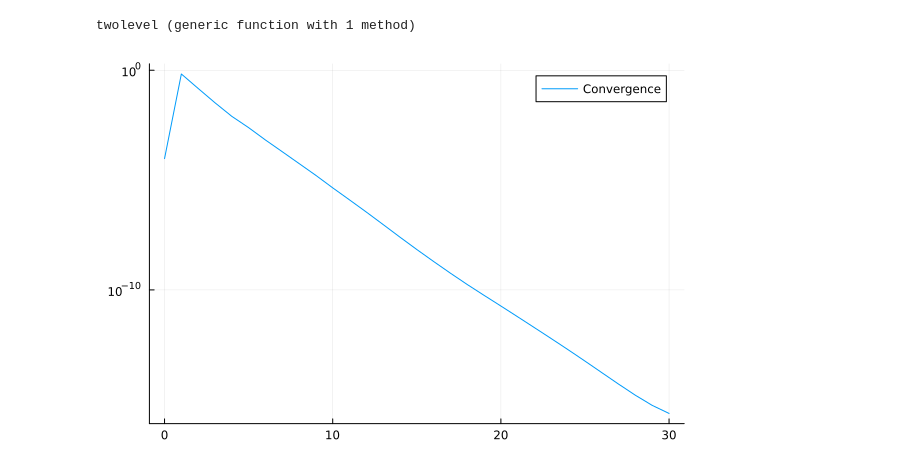
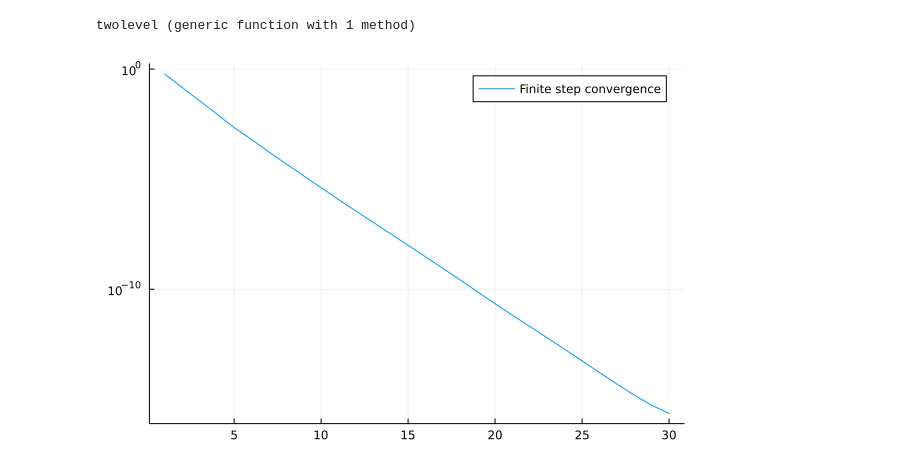
Before and after one commit to Sontosh05/Draft-Projects, a Jupyter notebook: multilevel-project/MDC-Diffusion.ipynb, the cells around one changed output. Cells and saved outputs as stored; diff of their text form; code cells hidden in the pictures.

```diff
--- a/multilevel-project/MDC-Diffusion.ipynb
+++ b/multilevel-project/MDC-Diffusion.ipynb
@@ -387,21 +387,21 @@ twolevel (generic function with 1 method)
 # %%
 # Convergence Study in time for the two-level Reference Solution
 
 X = 100   # number of (interior) spatial grid points
 dx = 1.0 / (X + 1)
 x = (1:X) .* dx
 u0 = x .* (1 .- x)
 m=2
 tspan = [0 1.0]
 N=600
 dt=(tspan[2]-tspan[1])/N
 K=30
 err=zeros(K+1)
 U=Ref(tspan, u0, dx, dt, N)
 u=twolevel(tspan, u0, dx, dt, N, K)
 for k=1:K+1
     err[k] = norm(U[:, end, 2] .- u[:, end, k]) .+10^(-16)
 end
-plot(0:K, err, yaxis=:log, label="Convergence")
+plot(1:K, err[2:end], yaxis=:log, label="Finite step convergence")
 # %% [output]
-[figure, old version]
+[figure, new version]
```
